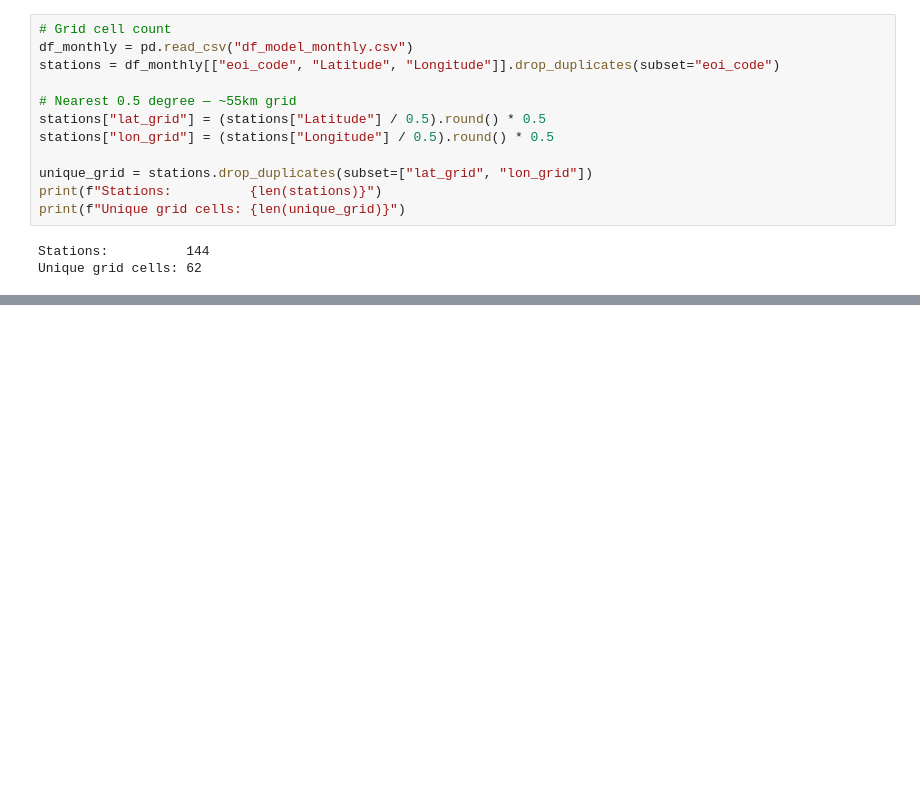
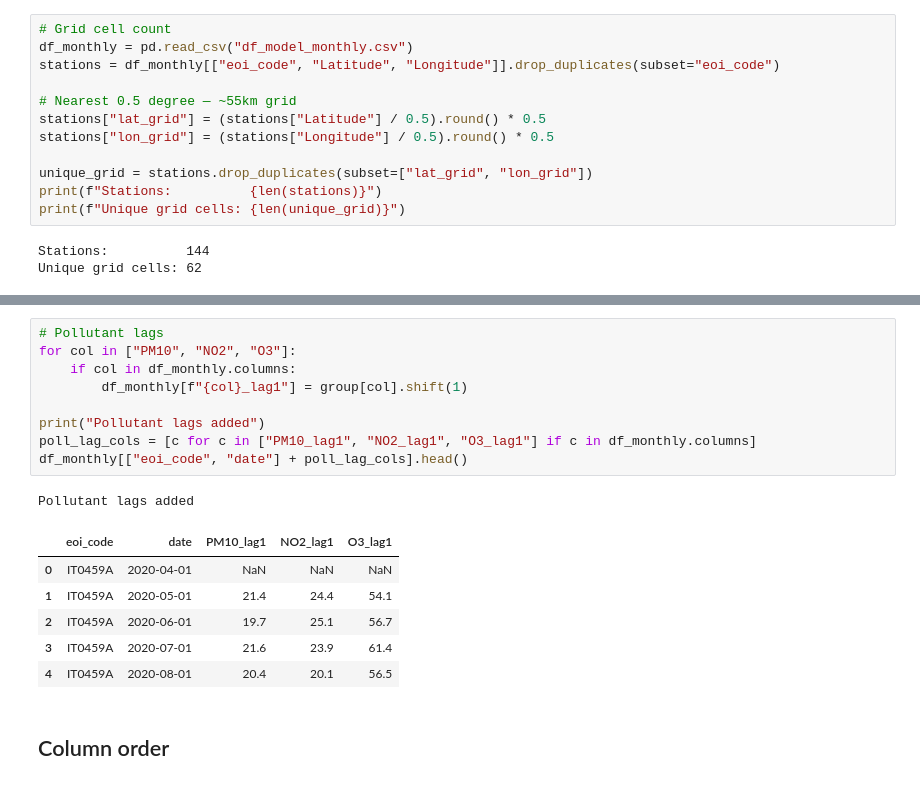
Before and after one commit to yelenashabanova/GrandChallengeAccenture, a Jupyter notebook: features.ipynb, the cells around one changed output, grey strips where cells are left out. Cells and saved outputs as stored; diff of their text form; blank space fills up the shorter version.

```diff
--- a/features.ipynb
+++ b/features.ipynb
@@ -1151,0 +1240,19 @@ Saved to df_model_monthly.csv
+# %%
+# Pollutant lags
+for col in ["PM10", "NO2", "O3"]:
+    if col in df_monthly.columns:
+        df_monthly[f"{col}_lag1"] = group[col].shift(1)
+
+print("Pollutant lags added")
+poll_lag_cols = [c for c in ["PM10_lag1", "NO2_lag1", "O3_lag1"] if c in df_monthly.columns]
+df_monthly[["eoi_code", "date"] + poll_lag_cols].head()
+# %% [output]
+Pollutant lags added
+|  | eoi_code | date | PM10_lag1 | NO2_lag1 | O3_lag1 |
+| 0 | IT0459A | 2020-04-01 | NaN | NaN | NaN |
+| 1 | IT0459A | 2020-05-01 | 21.4 | 24.4 | 54.1 |
+| 2 | IT0459A | 2020-06-01 | 19.7 | 25.1 | 56.7 |
+| 3 | IT0459A | 2020-07-01 | 21.6 | 23.9 | 61.4 |
+| 4 | IT0459A | 2020-08-01 | 20.4 | 20.1 | 56.5 |
+# %% [markdown]
+## Column order
```
Also changed, not shown: parts of 38 cells of this notebook, 2 other files.
